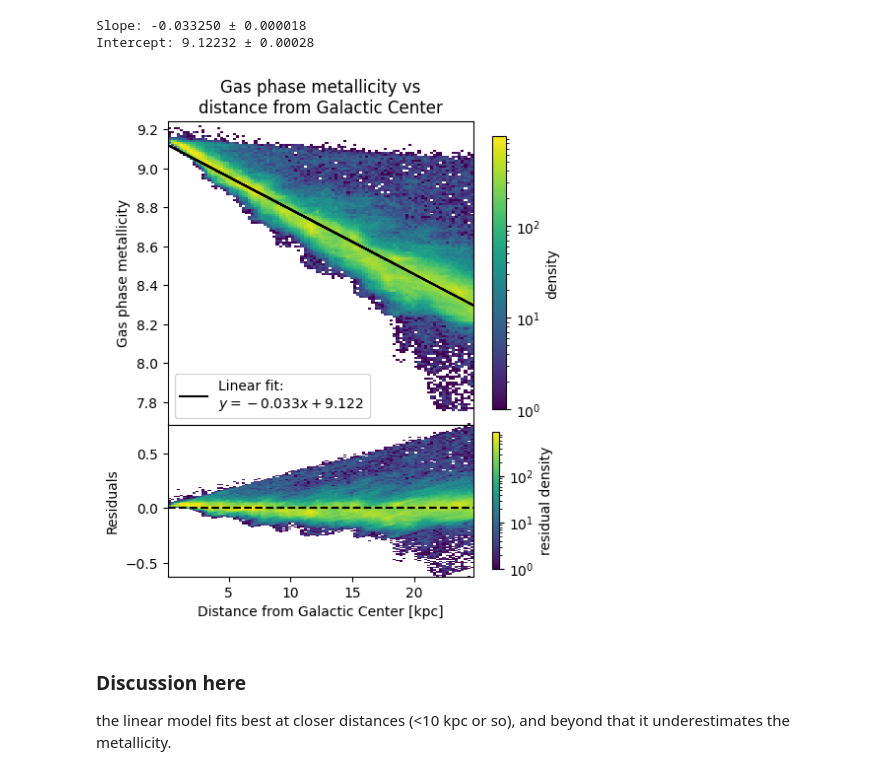
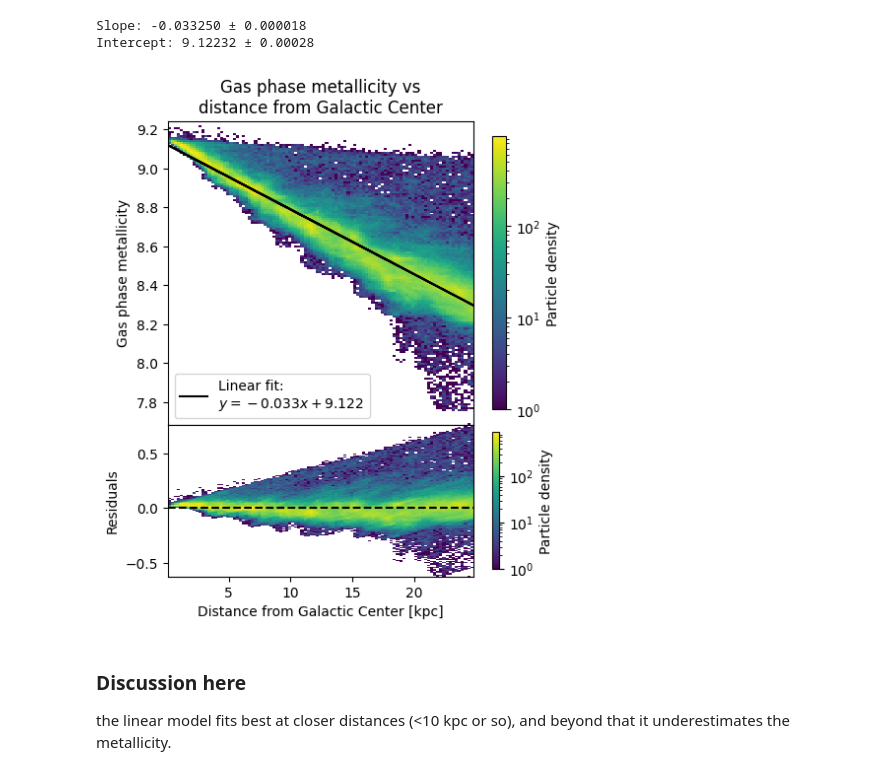
Before and after one commit to cyb0rb/astr8004_assign3, a Jupyter notebook: assignment3.ipynb, the cells around one changed output. Drawn from its saved outputs; the diff is of its cells as text; code cells hidden in the pictures.

```diff
--- a/assignment3.ipynb
+++ b/assignment3.ipynb
@@ -56,36 +57,36 @@ fig.subplots_adjust(hspace=0)
 
 # radius vs metallicity
 h = ax1.hist2d(radius, data['A_O'], norm=colors.LogNorm(),
     bins=(np.arange(min(radius), max(radius), 0.25), np.arange(min(data['A_O']), max(data['A_O']), 0.01)))
 ax1.plot(radius, fit_data, "-k",
     label=f"Linear fit:\n$y={params[0]:.3f}x + {params[1]:.3f}$")
-plt.colorbar(h[3], ax=ax1, label="density", shrink=0.9)
+plt.colorbar(h[3], ax=ax1, label="Particle density", shrink=0.9)
 
 
 # residuals
 h = ax2.hist2d(radius, residuals, norm=colors.LogNorm(),
     bins=(np.arange(min(radius), max(radius), 0.25), np.arange(min(residuals), max(residuals), 0.01)))
 ax2.axhline(y=0, color="black", linestyle="--")
-plt.colorbar(h[3], ax=ax2, label="residual density", shrink=0.9)
+plt.colorbar(h[3], ax=ax2, label="Particle density", shrink=0.9)
 
 # labels
 ax1.set(
     ylabel = "Gas phase metallicity",
     title  = "Gas phase metallicity vs\ndistance from Galactic Center"
 )
 ax2.set(
     xlabel = "Distance from Galactic Center [kpc]",
     ylabel = "Residuals"
 )
 ax1.legend(loc="lower left")
 
 # save
 
 # plt.tight_layout()
 fig.savefig("figures/metallicity_histogram.png")
 plt.show()
 # %% [output]
-[figure, old version]
+[figure, new version]
 # %% [markdown]
 ### Discussion here
 the linear model fits best at closer distances (<10 kpc or so), and beyond that it underestimates the metallicity.
```
Also changed, not shown: parts of 4 cells of this notebook, 1 other file.
